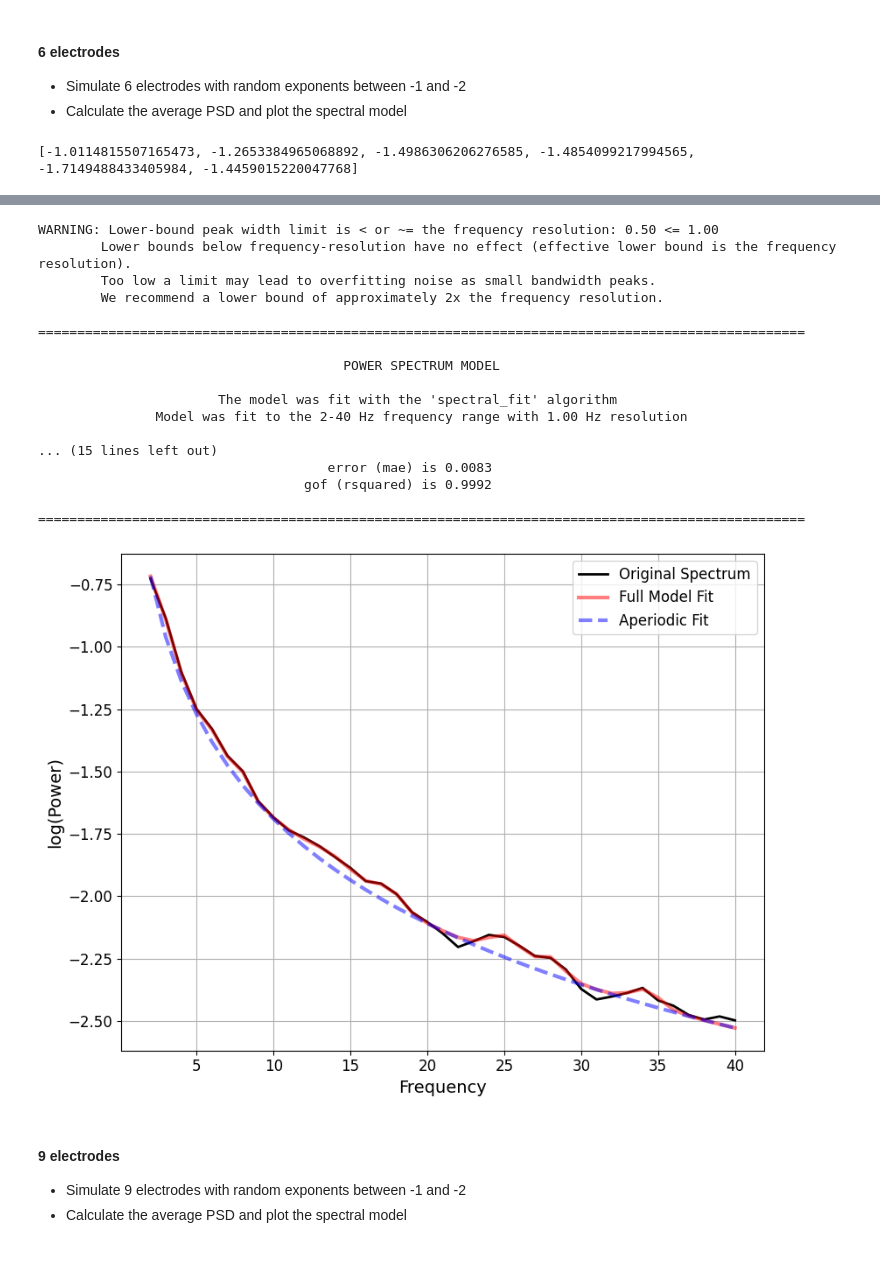
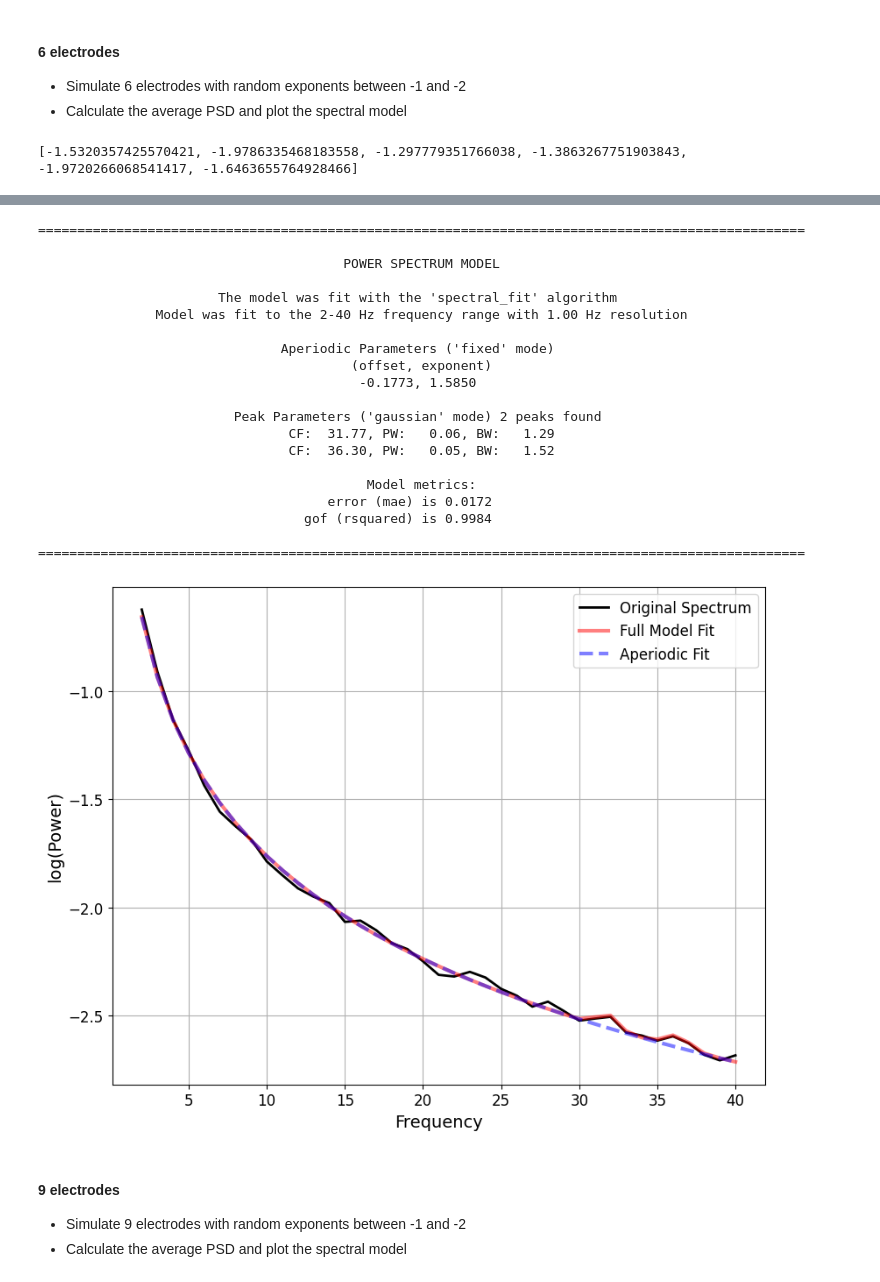
Before and after one commit to chloehooper18/DissertationSimulations, a Jupyter notebook: 02 Simulations 1ppt/03_1D_electrodes_ap.ipynb, the cells around one changed output, grey strips where cells are left out. Saved outputs shown, nothing was run; the diff lists cells and outputs as text; code cells hidden in the pictures.

```diff
--- a/02 Simulations 1ppt/03_1D_electrodes_ap.ipynb
+++ b/02 Simulations 1ppt/03_1D_electrodes_ap.ipynb
@@ -81,9 +82,9 @@ signals, params_list, times = generate_1D_electrodes_ap(6, exponents)
 psds, avg_powers, freqs = avg_psd(signals, params)
 
 # Fit and plot Spectral model
-fm = SpectralModel()
+fm = SpectralModel(**spectral_model_params)
 freq_range = freq_range
 
 fm.report(freqs, avg_powers, freq_range)
 # %% [output]
-[-1.0114815507165473, -1.2653384965068892, -1.4986306206276585, -1.4854099217994565, -1.7149488433405984, -1.4459015220047768]
+[-1.5320357425570421, -1.9786335468183558, -1.297779351766038, -1.3863267751903843, -1.9720266068541417, -1.6463655764928466]
@@ -91,21 +92,24 @@ fm.report(freqs, avg_powers, freq_range)
-WARNING: Lower-bound peak width limit is < or ~= the frequency resolution: 0.50 <= 1.00
-        Lower bounds below frequency-resolution have no effect (effective lower bound is the frequency resolution).
-        Too low a limit may lead to overfitting noise as small bandwidth peaks.
-        We recommend a lower bound of approximately 2x the frequency resolution.
-
 ==================================================================================================
 
                                        POWER SPECTRUM MODEL
 
                        The model was fit with the 'spectral_fit' algorithm
                Model was fit to the 2-40 Hz frequency range with 1.00 Hz resolution
 
-... (15 lines left out)
-                                     error (mae) is 0.0083
-                                  gof (rsquared) is 0.9992
+                               Aperiodic Parameters ('fixed' mode)
+                                        (offset, exponent)
+                                         -0.1773, 1.5850
+
+                         Peak Parameters ('gaussian' mode) 2 peaks found
+                                CF:  31.77, PW:   0.06, BW:   1.29
+                                CF:  36.30, PW:   0.05, BW:   1.52
+
+                                          Model metrics:
+                                     error (mae) is 0.0172
+                                  gof (rsquared) is 0.9984
 
 ==================================================================================================
-[figure, old version]
+[figure, new version]
 # %% [markdown]
 #### 9 electrodes
 - Simulate 9 electrodes with random exponents between -1 and -2
```
Also changed, not shown: parts of 6 cells of this notebook, 8 other files.
